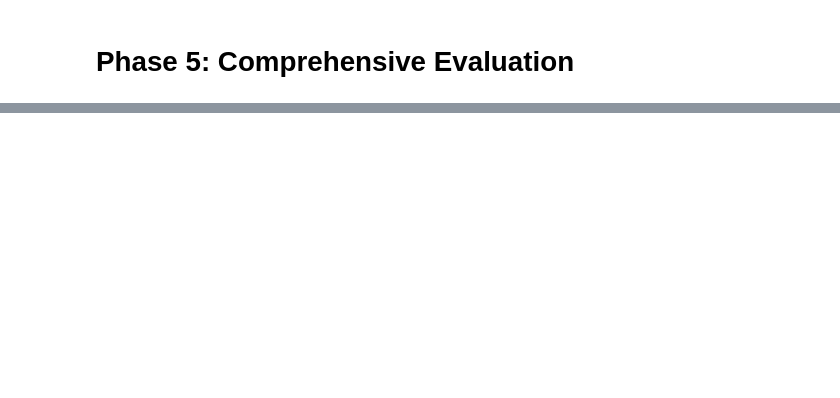
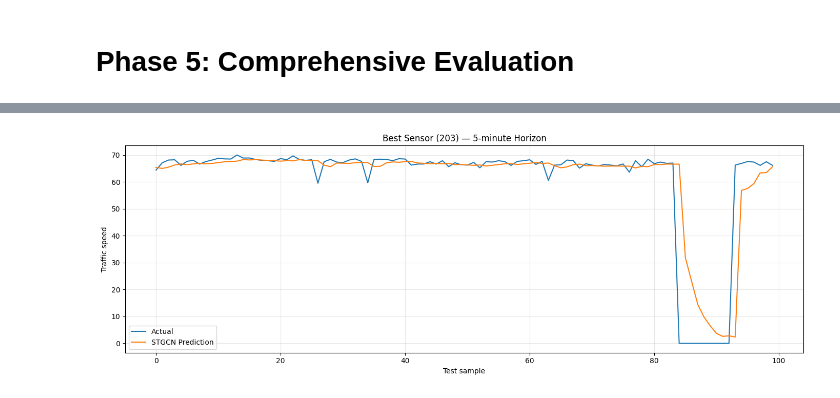
Before and after one commit to sushanksingh00/urbanAi, a Jupyter notebook: notebooks/05_evaluation.ipynb, the cells around one changed output, grey strips where cells are left out. Drawn from its saved outputs; the diff is of its cells as text; code cells hidden in the pictures; blank space fills up the shorter version.

```diff
--- a/notebooks/05_evaluation.ipynb
+++ b/notebooks/05_evaluation.ipynb
@@ -75,0 +395,21 @@ results_df
+# %%
+sample_count = 100
+
+best_actual = stgcn_true_original[:sample_count, 0, best_sensor, 0]
+best_predicted = stgcn_pred_original[:sample_count, 0, best_sensor, 0]
+
+plt.figure(figsize=(14, 5))
+
+plt.plot(best_actual, label="Actual")
+plt.plot(best_predicted, label="STGCN Prediction")
+
+plt.xlabel("Test sample")
+plt.ylabel("Traffic speed")
+plt.title(f"Best Sensor ({best_sensor}) — 5-minute Horizon")
+plt.legend()
+plt.grid(True, alpha=0.3)
+
+plt.tight_layout()
+plt.show()
+# %% [output]
+[figure, added]
```
Also changed, not shown: parts of 35 cells of this notebook.
